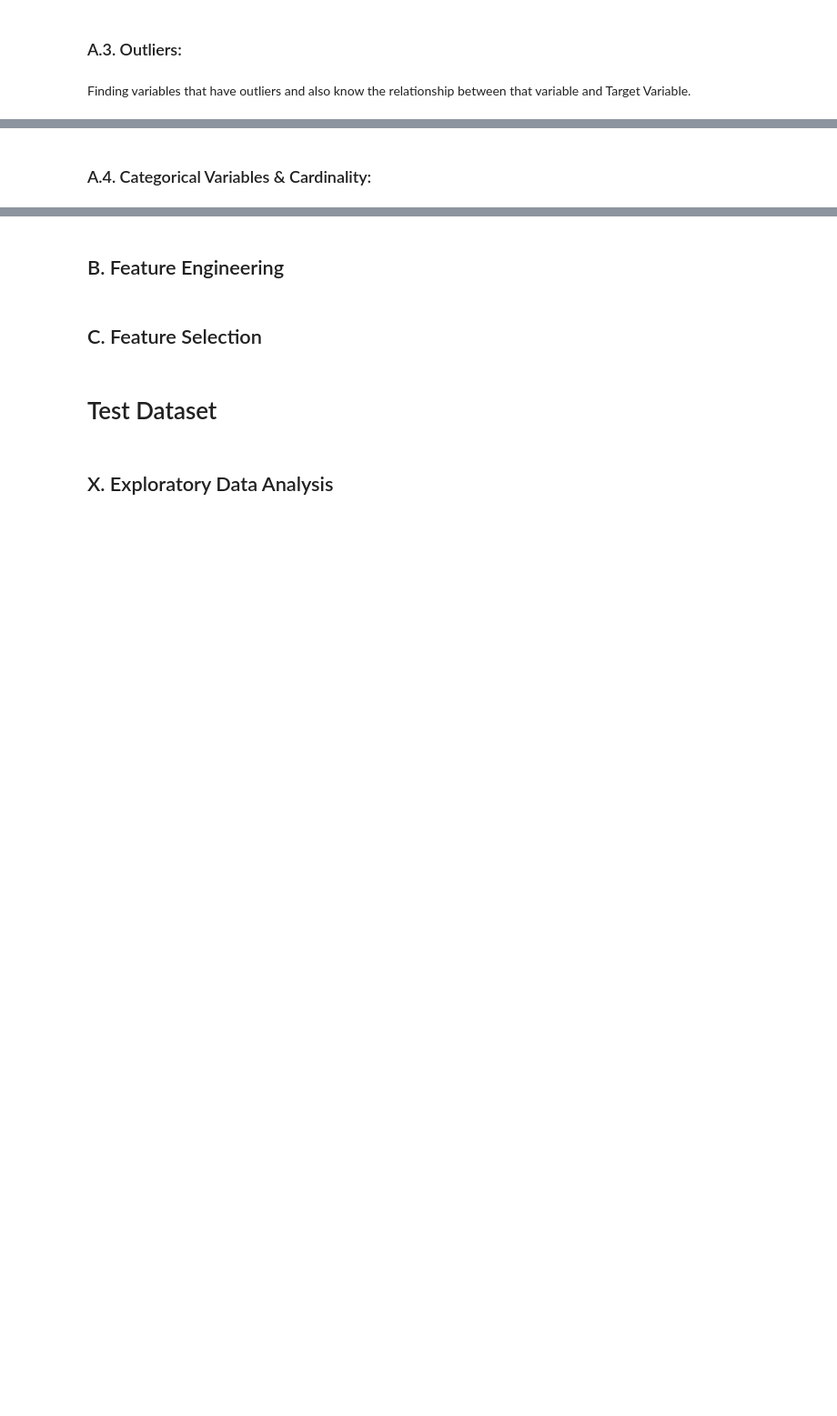
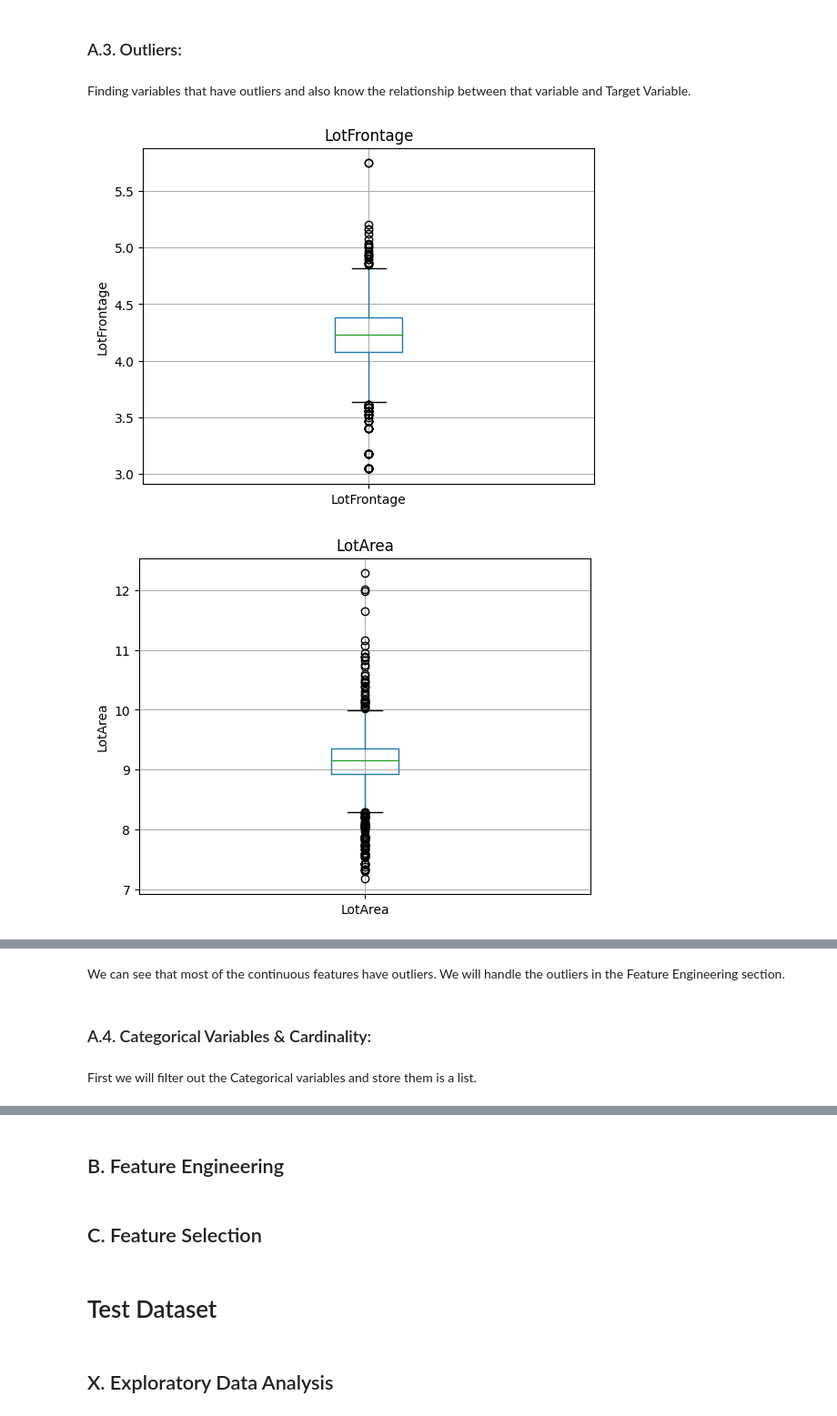
Before and after one commit to arpanmndl/house-price-prediction, a Jupyter notebook: house-price-prediction.ipynb, the cells around one changed output, grey strips where cells are left out. Shown at 91% size. Cells and saved outputs as stored; diff of their text form; code cells hidden in the pictures; blank space fills up the shorter version.

```diff
--- a/house-price-prediction.ipynb
+++ b/house-price-prediction.ipynb
@@ -387,3 +389,17 @@ Only these 5 feature under Continuous Features do not have 0 as a unique value,
 <h3> A.3. Outliers: </h3>
 # %% [markdown]
 Finding variables that have outliers and also know the relationship between that variable and Target Variable.
+# %%
+for feature in continuous_features:
+    data = tr_data.copy()
+    if 0 in data[feature].unique():
+        pass
+    else:
+        data[feature] = np.log(data[feature])
+        data.boxplot(column = feature)
+        plt.ylabel(feature)
+        plt.title(feature)
+        plt.show()
+# %% [output]
+[figure, added]
+[figure, added]
@@ -390,2 +409,7 @@ Finding variables that have outliers and also know the relationship between that
+# %% [markdown]
+We can see that most of the continuous features have outliers.
+We will handle the outliers in the Feature Engineering section.
 # %% [markdown]
 <h3> A.4. Categorical Variables & Cardinality: </h3>
+# %% [markdown]
+First we will filter out the Categorical variables and store them is a list.
```
Also changed, not shown: parts of 4 cells of this notebook.
